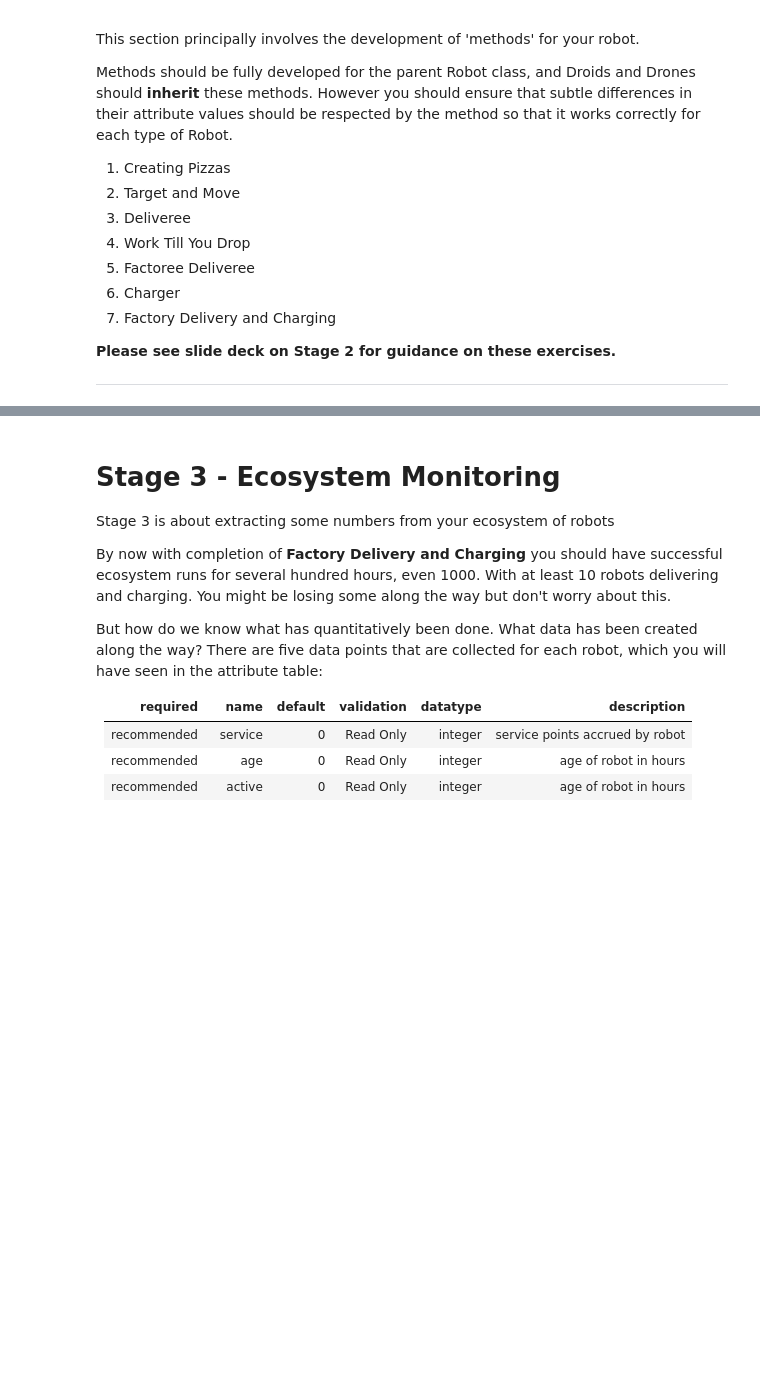
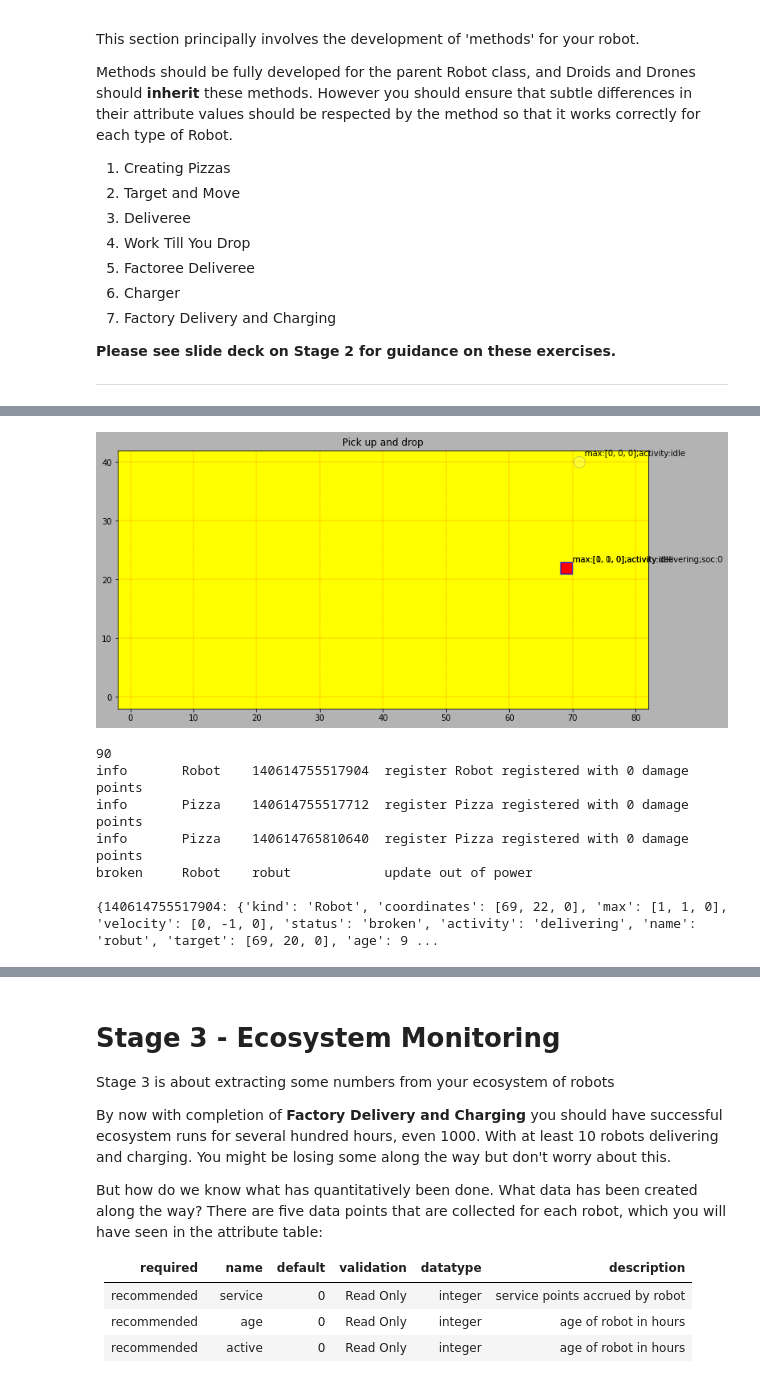
Before and after one commit to Chrouim/delT, a Jupyter notebook: Jupyter_Notebook_21WSA010_Coursework_V3_2.ipynb, the cells around one changed output, grey strips where cells are left out. Saved outputs shown, nothing was run; the diff lists cells and outputs as text; code cells hidden in the pictures; blank space fills up the shorter version.

```diff
--- a/Jupyter_Notebook_21WSA010_Coursework_V3_2.ipynb
+++ b/Jupyter_Notebook_21WSA010_Coursework_V3_2.ipynb
@@ -1613,10 +1588,51 @@ print(ecosystem.robot_register)
 # %%
 ##############################################################
 # @title Work Till You Drop [code] {display-mode: "code"}
 ##############################################################
 # This exercise is the same as deliveree, but the Robot becomes
 # available again and is given a new pizza cargo. It works until it
 # it drops. End the loop gracefully using the count_operational attribute
+
+ecosystem = Ecosystem()
+ecosystem.display_on_update = True
+ecosystem.duration = 100
+ecosystem.display_parameters['title'] = 'Pick up and drop'
+ecosystem.display_parameters['annotations'] = ['max','soc','activity']
+
+robut = Robot('robut')
+ecosystem.register(robut)
+robut.activity = 'available'
+
+while ecosystem.stop == False and ecosystem.count_operational !=0:
+  if robut.activity == 'available':
+    pizza = ecosystem.create('Pizza')
+    robut.cargo = pizza
+    robut.activity = 'delivering'
+  if robut.activity == 'delivering':
+    if robut.cargo.status == 'awaiting_collection':
+      robut.target = robut.cargo.coordinates
+      robut.move()
+    elif robut.cargo.status == 'in_transit':
+      robut.target = robut.cargo.target
+      robut.move()
+    elif robut.cargo.status == 'delivered':
+      robut.cargo = None
+      robut.activity = 'available'
+      robut.move()
+  ecosystem.update()
+  print(ecosystem.hour)
+
+print(ecosystem.messages)
+print(ecosystem.robot_register)
+# %% [output]
+[figure, added]
+90
+info       Robot    140614755517904  register Robot registered with 0 damage points
+info       Pizza    140614755517712  register Pizza registered with 0 damage points
+info       Pizza    140614765810640  register Pizza registered with 0 damage points
+broken     Robot    robut            update out of power
+
+{140614755517904: {'kind': 'Robot', 'coordinates': [69, 22, 0], 'max': [1, 1, 0], 'velocity': [0, -1, 0], 'status': 'broken', 'activity': 'delivering', 'name': 'robut', 'target': [69, 20, 0], 'age': 9 ...
 # %%
 ##############################################################
 # @title Factoree Deliveree [code] {display-mode: "code"}
```
Also changed, not shown: parts of 12 cells of this notebook.
